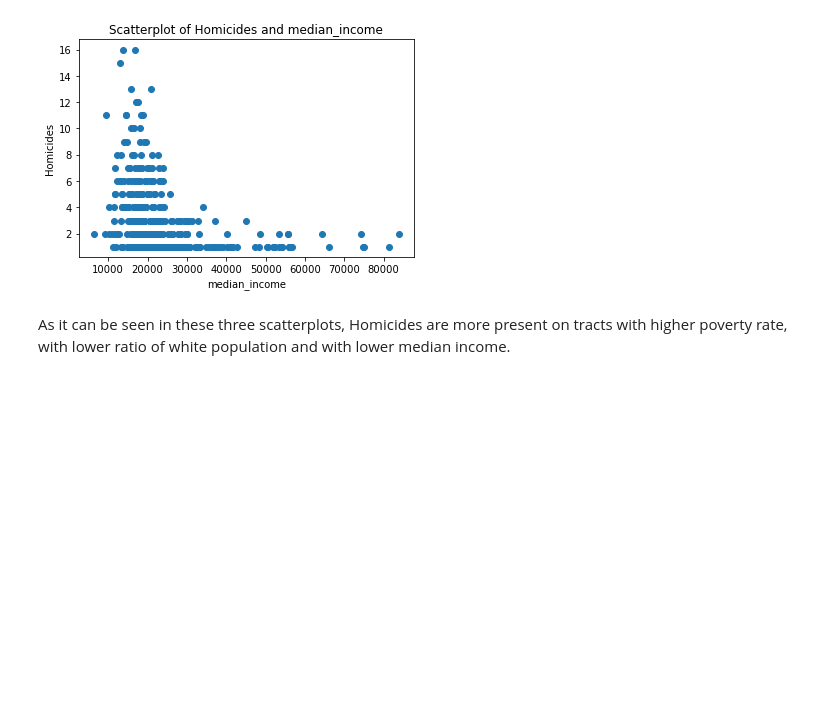
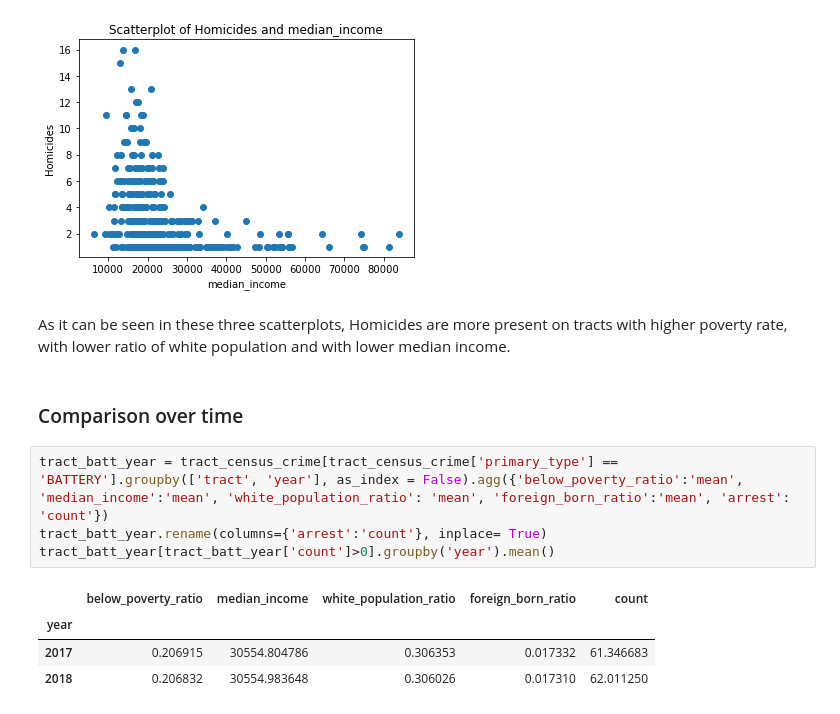
Before and after one commit to cariasmartelo/MLPP, a Jupyter notebook: HW1/HW1.ipynb, the cells around one changed output. Cells and saved outputs as stored; diff of their text form; blank space fills up the shorter version.

```diff
--- a/HW1/HW1.ipynb
+++ b/HW1/HW1.ipynb
@@ -206,3 +205,14 @@ plt.show()
 [figure]
 # %% [markdown]
 As it can be seen in these three scatterplots, Homicides are more present on tracts with higher poverty rate, with lower ratio of white population and with lower median income.
+# %% [markdown]
+### Comparison over time
+# %%
+tract_batt_year = tract_census_crime[tract_census_crime['primary_type'] == 'BATTERY'].groupby(['tract', 'year'], as_index = False).agg({'below_poverty_ratio':'mean', 'median_income':'mean', 'white_population_ratio': 'mean', 'foreign_born_ratio':'mean', 'arrest': 'count'})
+tract_batt_year.rename(columns={'arrest':'count'}, inplace= True)
+tract_batt_year[tract_batt_year['count']>0].groupby('year').mean()
+# %% [output]
+|  | below_poverty_ratio | median_income | white_population_ratio | foreign_born_ratio | count |
+| year |  |  |  |  |  |
+| 2017 | 0.206915 | 30554.804786 | 0.306353 | 0.017332 | 61.346683 |
+| 2018 | 0.206832 | 30554.983648 | 0.306026 | 0.017310 | 62.011250 |
```
Also changed, not shown: parts of 8 cells of this notebook, 4 other files.
